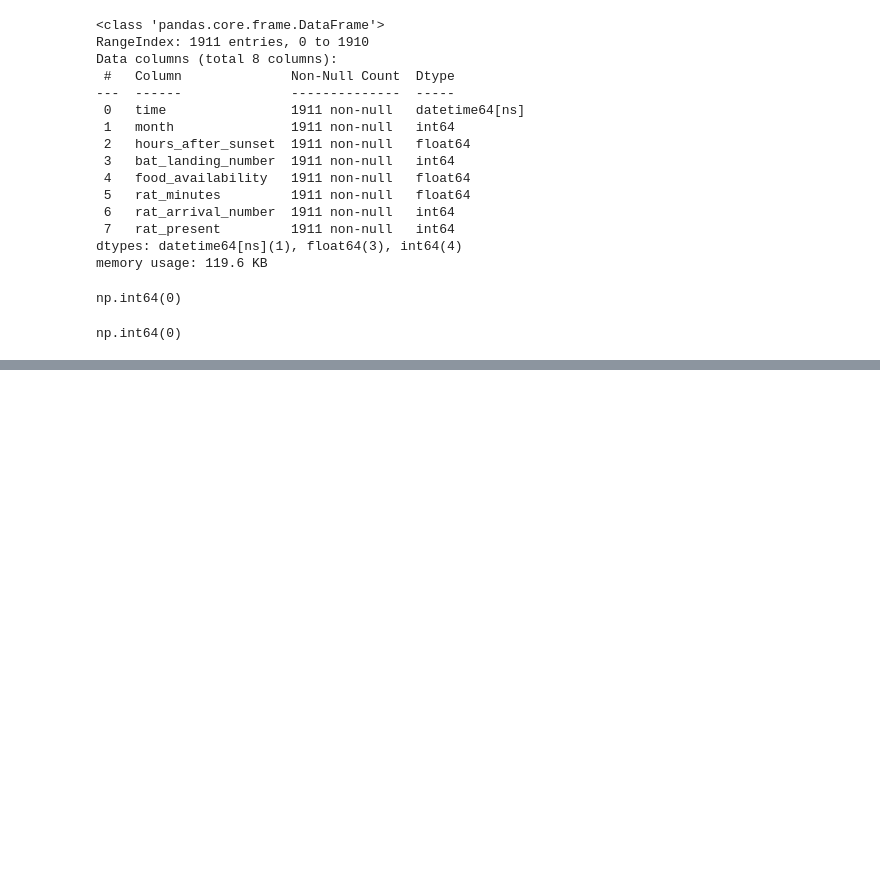
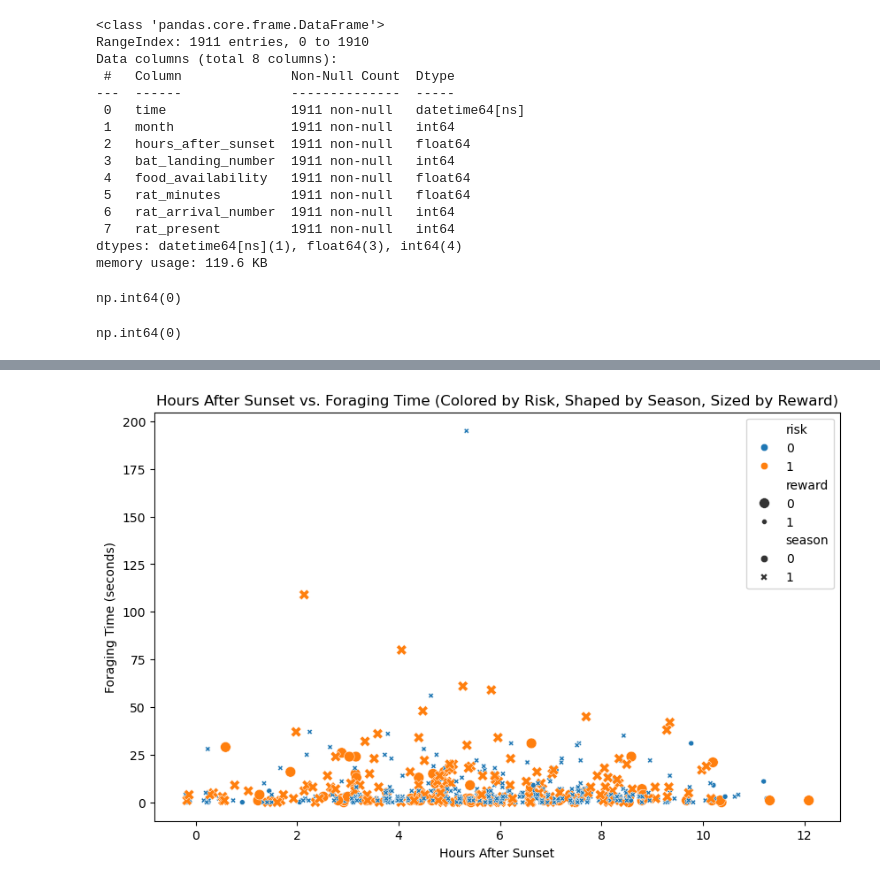
Before and after one commit to sawchinstha/Bat_Rat, a Jupyter notebook: analysis2.ipynb, the cells around one changed output, grey strips where cells are left out. Drawn from its saved outputs; the diff is of its cells as text; code cells hidden in the pictures; blank space fills up the shorter version.

```diff
--- a/analysis2.ipynb
+++ b/analysis2.ipynb
@@ -170,0 +437,10 @@ np.int64(0)
+# %%
+# Visualization 2: Scatter Plot of Hours After Sunset vs. Foraging Time, Colored by Risk
+plt.figure(figsize=(10, 6))
+sns.scatterplot(data=df1, x='hours_after_sunset', y='bat_landing_to_food', hue='risk', style='season', size='reward')  # Scatter with hue for risk, style for season, size for reward
+plt.title('Hours After Sunset vs. Foraging Time (Colored by Risk, Shaped by Season, Sized by Reward)')
+plt.xlabel('Hours After Sunset')
+plt.ylabel('Foraging Time (seconds)')
+plt.show()
+# %% [output]
+[figure, added]
```
Also changed, not shown: parts of 11 cells of this notebook.
